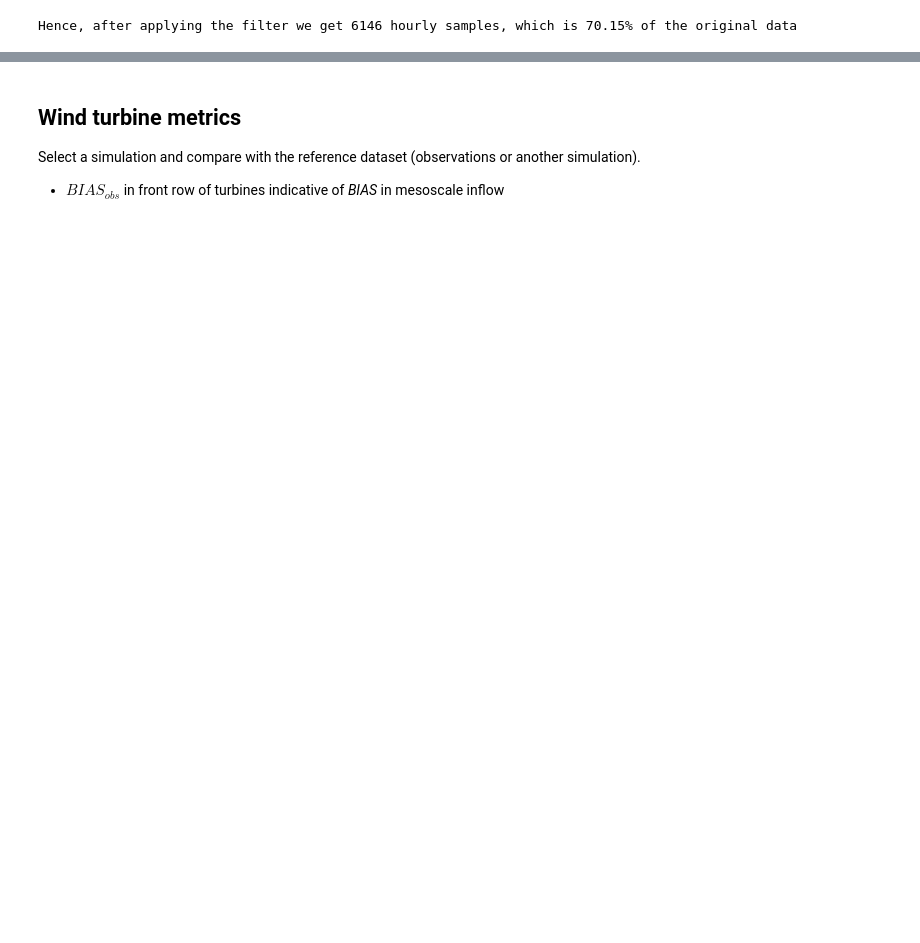
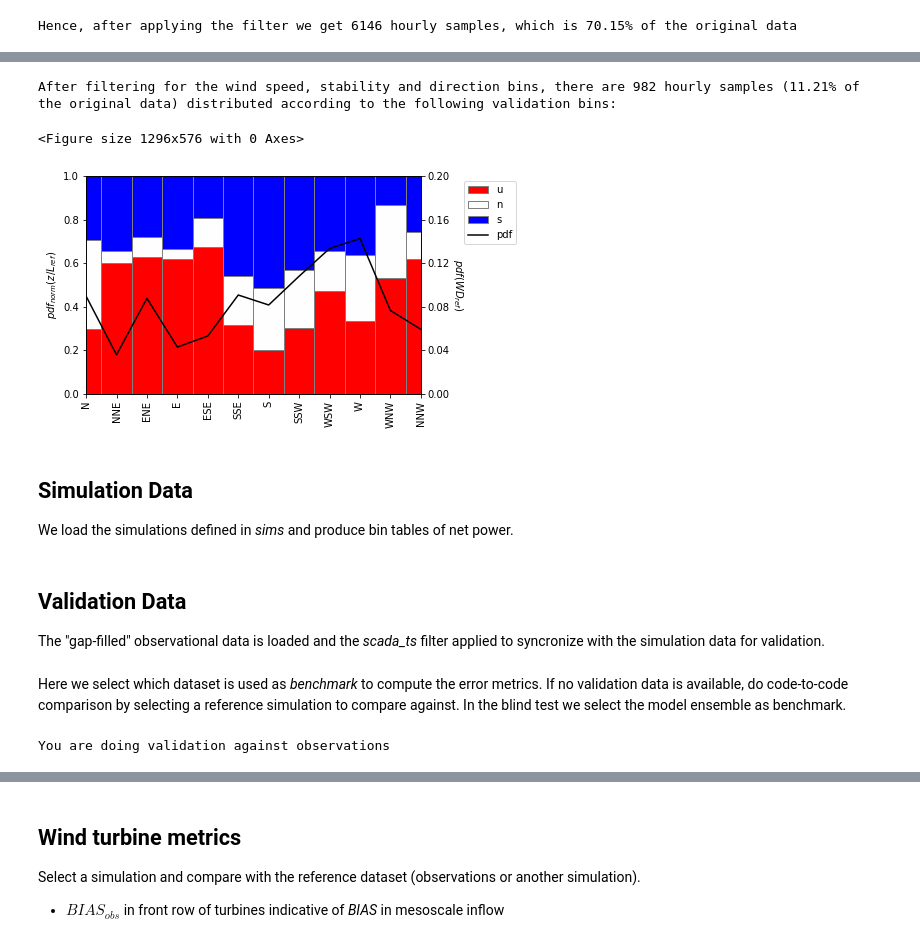
Before and after one commit to CENER-EPR/OWAbench, a Jupyter notebook: Dudgeon/Dudgeon_ArrayEfficiency.ipynb, the cells around one changed output, grey strips where cells are left out. Drawn from its saved outputs; the diff is of its cells as text; code cells hidden in the pictures; blank space fills up the shorter version.

```diff
--- a/Dudgeon/Dudgeon_ArrayEfficiency.ipynb
+++ b/Dudgeon/Dudgeon_ArrayEfficiency.ipynb
@@ -679,0 +190,40 @@ plot_eta_WD_zL(sims, plotresults, sim_eta, bias, bench_eta, N_WDzL_speed, valida
+# %%
+# Define bins to classify wind conditions
+Sbins = np.array([8,10])              # around the maximum of the trust coefficient
+WDbins = np.arange(-15.,360.+15.,30)  # wind direction bins (12 sectors)
+WDbins_label = np.array(['N','NNE','ENE','E','ESE','SSE',
+                         'S','SSW','WSW','W','WNW','NNW'])
+zLbins = np.array([-0.2,-0.02, 0.02, 0.2])      # 3 stability bins
+zLbins_label = np.array(['u','n','s'])
+
+bins_label = [wt_label.values, WDbins_label, zLbins_label]
+
+# Filter wind speed bin and leave out large stabilities
+indexS = ref_ts[(ref_ts['S'] >= Sbins[0]) & (ref_ts['S'] <= Sbins[1])
+            & (ref_ts['zL'] > zLbins[0]) & (ref_ts['zL'] < zLbins[-1])].index
+ref_ts = ref_ts.reindex(indexS)
+S_mesoctrl_ts = S_mesoctrl_ts.reindex(indexS)
+P_mesoctrl_ts = P_mesoctrl_ts.reindex(indexS)
+S_mesowk_ts = S_mesowk_ts.reindex(indexS)
+P_mesowk_ts = P_mesowk_ts.reindex(indexS)
+S_mesocorr_ts = S_mesocorr_ts.reindex(indexS)
+P_mesocorr_ts = P_mesocorr_ts.reindex(indexS)
+
+# Compute bin-averaged quantities
+N_WDzL, binmap = WDzL_bins(ref_ts['WD'],ref_ts['zL'],ref_ts['S'],'count',[WDbins, zLbins],bins_label,plot = True);
+Nval = N_WDzL.sum().sum() # total number of samples in the validation dataset
+print("After filtering for the wind speed, stability and direction bins, there are %d hourly samples (%.2f%% of the original data) distributed according to the following validation bins:" % (Nval, Nval*100/Ntot))
+
+S_mesowk, S_mesowk_std = bin_avrg(S_mesowk_ts, binmap, bins_label)
+P_mesowk, P_mesowk_std = bin_avrg(P_mesowk_ts, binmap, bins_label)
+S_mesoctrl, S_mesoctrl_std = bin_avrg(S_mesoctrl_ts, binmap, bins_label)
+P_mesoctrl, P_mesoctrl_std = bin_avrg(P_mesoctrl_ts, binmap, bins_label)
+S_mesocorr, S_mesocorr_std = bin_avrg(S_mesocorr_ts, binmap, bins_label)
+P_mesocorr, P_mesocorr_std = bin_avrg(P_mesocorr_ts, binmap, bins_label)
+# %% [output]
+After filtering for the wind speed, stability and direction bins, there are 982 hourly samples (11.21% of the original data) distributed according to the following validation bins:
+<Figure size 1296x576 with 0 Axes>
+[figure, added]
+# %% [markdown]
+## Simulation Data
+We load the simulations defined in *sims* and produce bin tables of net power.
@@ -679,0 +232,3 @@ plot_eta_WD_zL(sims, plotresults, sim_eta, bias, bench_eta, N_WDzL_speed, valida
+# %% [markdown]
+## Validation Data
+The "gap-filled" observational data is loaded and the *scada_ts* filter applied to syncronize with the simulation data for validation.
@@ -679,0 +237,9 @@ plot_eta_WD_zL(sims, plotresults, sim_eta, bias, bench_eta, N_WDzL_speed, valida
+# %% [markdown]
+Here we select which dataset is used as *benchmark* to compute the error metrics. If no validation data is available, do code-to-code comparison by selecting a reference simulation to compare against. In the blind test we select the model ensemble as benchmark.
+# %%
+validation = True # "False" if no validation data is available or you want to do code-to-code comparison
+benchmark = 0      # benchmark simulation for code-to-code (ensemble = 0)
+
+P_bench, P_bench_std = define_benchmark(validation, validation_data, benchmark, P_obs, P_obs_std, P, P_std, sims)
+# %% [output]
+You are doing validation against observations
```
Also changed, not shown: parts of 70 cells of this notebook, 3 other files.
